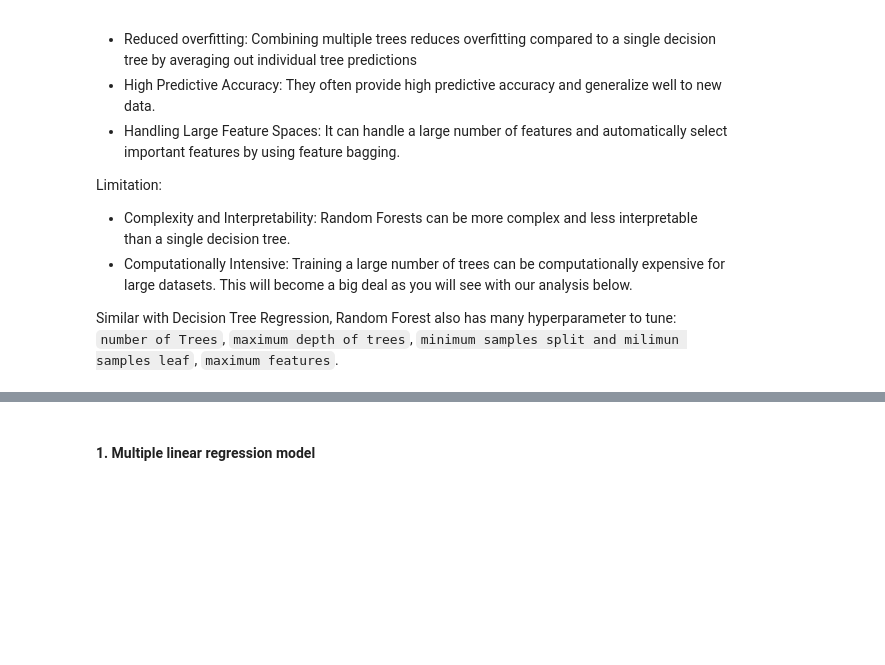
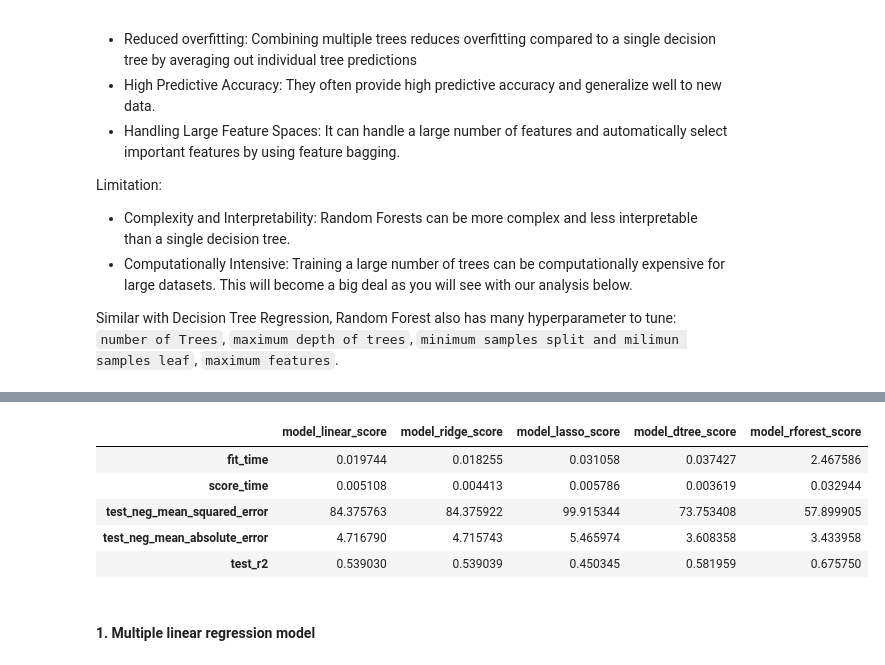
Before and after one commit to bonkh/I2DS_Final_Project, a Jupyter notebook: Modeling.ipynb, the cells around one changed output, grey strips where cells are left out. Drawn from its saved outputs; the diff is of its cells as text; code cells hidden in the pictures; blank space fills up the shorter version.

Commit message:
Modeling and some clean up

```diff
--- a/Modeling.ipynb
+++ b/Modeling.ipynb
@@ -263,3 +359,46 @@ Similar with Decision Tree Regression, Random Forest also has many hyperparamete
+# %%
+# Prepare predictors and response variable
+## TODO: Re tweek this please
+x = data.loc[:, ['Area', 'Bedrooms', 'Toilets','Floors', '1', '10', '11', '12', '2', '3', '4', '5', '6', '7', '8', '9',
+       'bình chánh', 'bình thạnh', 'bình tân', 'củ chi', 'gò vấp', 'hóc môn',
+       'nhà bè', 'phú nhuận', 'thủ đức', 'tân bình', 'tân phú']]
+y = data['Price']
+
+# Define score matrix
+scoring_metrics = ['neg_mean_squared_error', 'neg_mean_absolute_error', 'r2']
+
+# Prepare models
+model_linear = LinearRegression()
+model_ridge = Ridge()
+model_lasso = Lasso()
+model_dtree = DecisionTreeRegressor()
+model_rforest = RandomForestRegressor()
+
+# Compare models
+model_linear_score = cross_validate(model_linear, x, y, cv=10, scoring=scoring_metrics)
+model_ridge_score = cross_validate(model_ridge, x, y, cv=10, scoring=scoring_metrics)
+model_lasso_score = cross_validate(model_lasso, x, y, cv=10, scoring=scoring_metrics)
+model_dtree_score = cross_validate(model_dtree, x, y, cv=10, scoring=scoring_metrics)
+model_rforest_score = cross_validate(model_rforest, x, y, cv=10, scoring=scoring_metrics)
+# %%
+# Comparing our models
+model_test_results = pd.DataFrame(columns=['model_linear_score', 'model_ridge_score', 'model_lasso_score', 'model_dtree_score', 'model_rforest_score'],
+                                  index=model_dtree_score.keys())
+
+model_test_results['model_linear_score'] = pd.DataFrame(model_linear_score).abs().mean().to_numpy()
+model_test_results['model_ridge_score'] = pd.DataFrame(model_ridge_score).abs().mean().to_numpy()
+model_test_results['model_lasso_score'] = pd.DataFrame(model_lasso_score).abs().mean().to_numpy()
+model_test_results['model_dtree_score'] = pd.DataFrame(model_dtree_score).abs().mean().to_numpy()
+model_test_results['model_rforest_score'] = pd.DataFrame(model_rforest_score).abs().mean().to_numpy()
+
+model_test_results
+# %% [output]
+|  | model_linear_score | model_ridge_score | model_lasso_score | model_dtree_score | model_rforest_score |
+| fit_time | 0.019744 | 0.018255 | 0.031058 | 0.037427 | 2.467586 |
+| score_time | 0.005108 | 0.004413 | 0.005786 | 0.003619 | 0.032944 |
+| test_neg_mean_squared_error | 84.375763 | 84.375922 | 99.915344 | 73.753408 | 57.899905 |
+| test_neg_mean_absolute_error | 4.716790 | 4.715743 | 5.465974 | 3.608358 | 3.433958 |
+| test_r2 | 0.539030 | 0.539039 | 0.450345 | 0.581959 | 0.675750 |
 # %% [markdown]
 #### 1. Multiple linear regression model
 # %%
```
Also changed, not shown: parts of 8 cells of this notebook, 2 other files.
